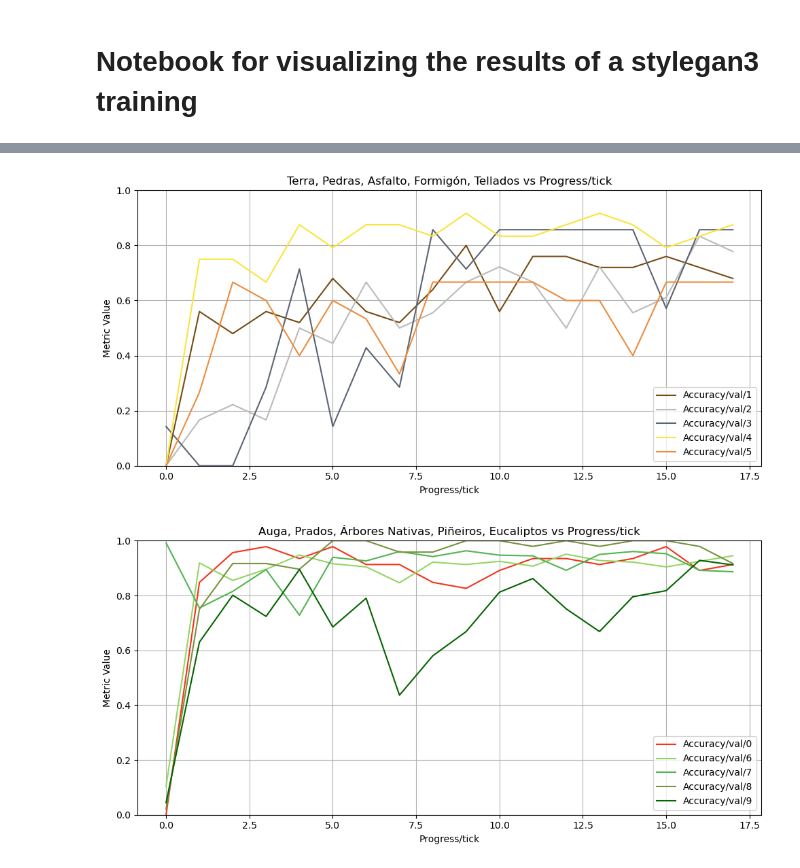
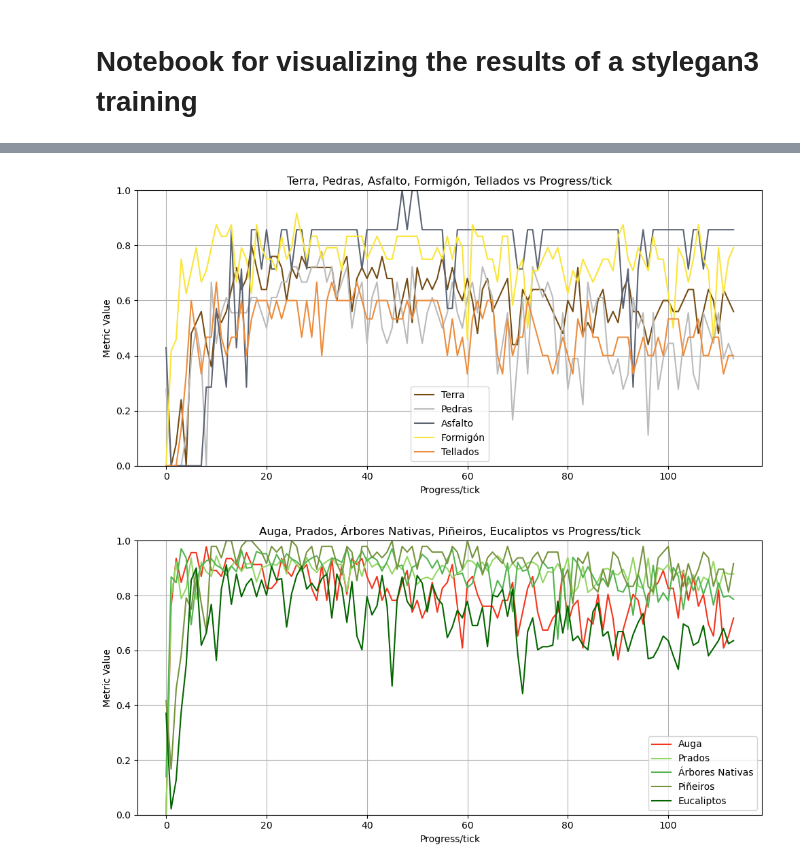
Before and after one commit to antongomez/Conditional-StyleGAN3, a Jupyter notebook: visualize.ipynb, the cells around one changed output, grey strips where cells are left out. Cells and saved outputs as stored; diff of their text form; code cells hidden in the pictures.

```diff
--- a/visualize.ipynb
+++ b/visualize.ipynb
@@ -5,7 +5,7 @@ import os, json
 import matplotlib.pyplot as plt
 
 results_dir = "training-runs/OITAVEN_TRAIN"
-experiment_name = "00000-stylegan3-t-oitaven_train-gpus2-batch64-gamma0.125"
+experiment_name = "00002-stylegan3-t-oitaven_train-gpus2-batch64-gamma0.125"
 
 file_name = "stats.jsonl"
 
@@ -514,48 +647,50 @@ if "oitaven" in experiment_name:
     colors = [class_colors[c] for c in minority_class_labels]
     plot_metric(
         metrics,
-        metrics=[f"Accuracy/val/{c}" for c in minority_class_labels],
+        metrics_to_plot=[f"Accuracy/val/{c}" for c in minority_class_labels],
         x_axis="Progress/tick",
         marker=None,
         ylim=(0, 1),
         colors=colors,
         title="Terra, Pedras, Asfalto, Formigón, Tellados vs Progress/tick",
+        labels=[class_names[c] for c in minority_class_labels],
     )
     mayority_class_labels = [0, 6, 7, 8, 9]
     colors = [class_colors[c] for c in mayority_class_labels]
     plot_metric(
         metrics,
-        metrics=[f"Accuracy/val/{c}" for c in mayority_class_labels],
+        metrics_to_plot=[f"Accuracy/val/{c}" for c in mayority_class_labels],
         x_axis="Progress/tick",
         marker=None,
         ylim=(0, 1),
         colors=colors,
         title="Auga, Prados, Árbores Nativas, Piñeiros, Eucaliptos vs Progress/tick",
+        labels=[class_names[c] for c in mayority_class_labels],
     )
 else:
     first_class_labels = [0, 1, 2, 3, 4]
     colors = [class_colors[c] for c in first_class_labels]
     plot_metric(
         metrics,
-        metrics=[f"Accuracy/val/{c}" for c in first_class_labels],
+        metrics_to_plot=[f"Accuracy/val/{c}" for c in first_class_labels],
         x_axis="Progress/tick",
         marker=None,
         ylim=(0, 1),
         colors=colors,
         title="0, 1, 2, 3, 4 vs Progress/tick",
     )
     last_class_labels = [5, 6, 7, 8, 9]
     colors = [class_colors[c] for c in last_class_labels]
     plot_metric(
         metrics,
-        metrics=[f"Accuracy/val/{c}" for c in last_class_labels],
+        metrics_to_plot=[f"Accuracy/val/{c}" for c in last_class_labels],
         x_axis="Progress/tick",
         marker=None,
         ylim=(0, 1),
         colors=colors,
         title="5, 6, 7, 8, 9 vs Progress/tick",
     )
 # %% [output]
-[figure, old version]
+[figure, new version]
-[figure, old version]
+[figure, new version]
 # %%
```
Also changed, not shown: parts of 10 cells of this notebook, 4 other files.
